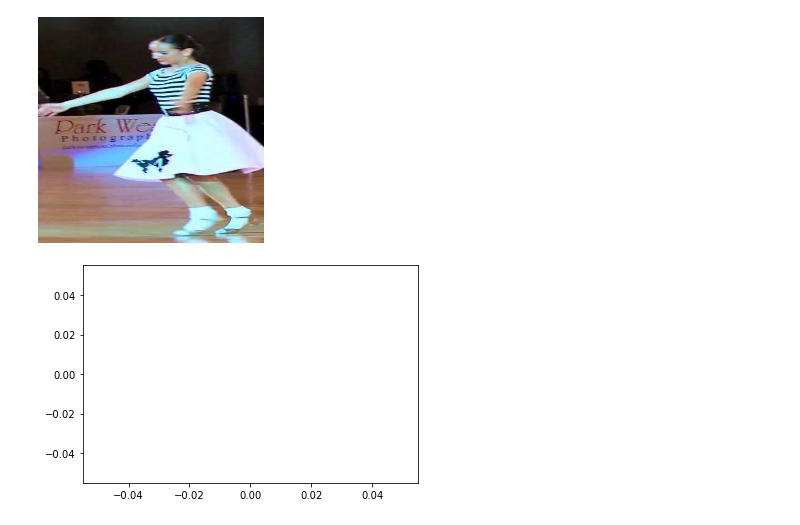
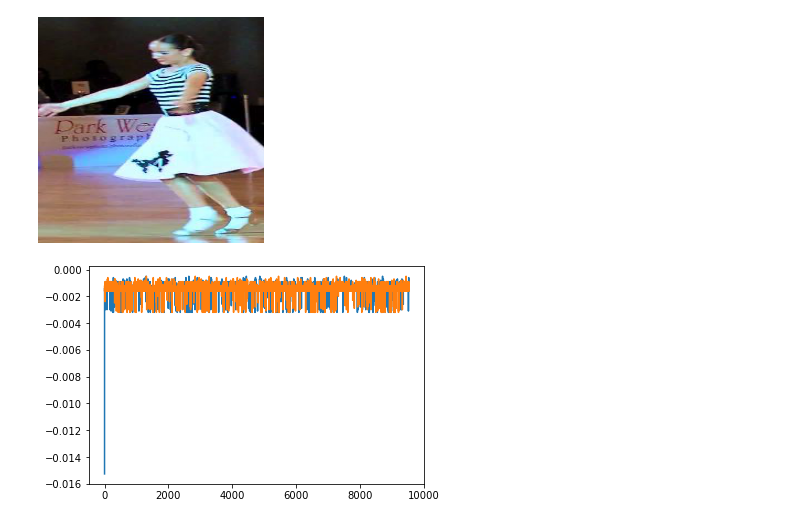
Before and after one commit to antduru/PoseDetection, a Jupyter notebook: graph_producer.ipynb, the cells around one changed output. Saved outputs shown, nothing was run; the diff lists cells and outputs as text; code cells hidden in the pictures.

```diff
--- a/graph_producer.ipynb
+++ b/graph_producer.ipynb
@@ -220,13 +220,13 @@ what_network_sees(json_list[56], images_path, person_index=1)
 # %%
 import torch
 import matplotlib.pyplot as plt
 
 def to_list(loss_objects):
     return [e['loss'] for e in loss_objects]
 
-status_quo = torch.load('./train/snapshot-2.pt')
-# plt.plot(to_list(status_quo['train_loss']))
-plt.plot(to_list(status_quo['val_loss']))
+status_quo = torch.load('./train/snapshot-9.pt')
+plt.plot(to_list(status_quo['train_loss'])[4:])
+plt.plot(to_list(status_quo['val_loss'])[4:])
 plt.show()
 # %% [output]
-[figure, old version]
+[figure, new version]
```
Also changed, not shown: parts of 1 cell of this notebook, 4 other files.
